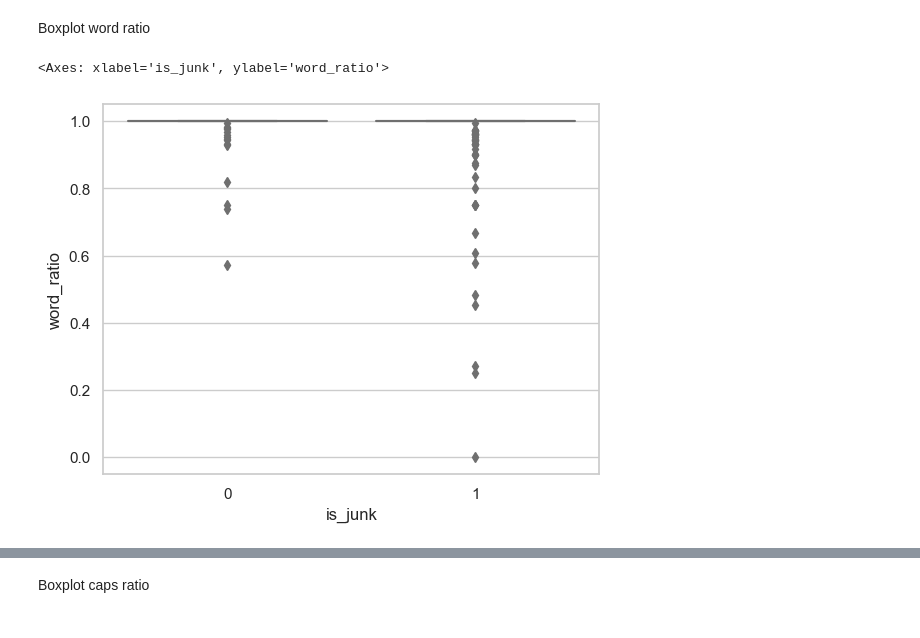
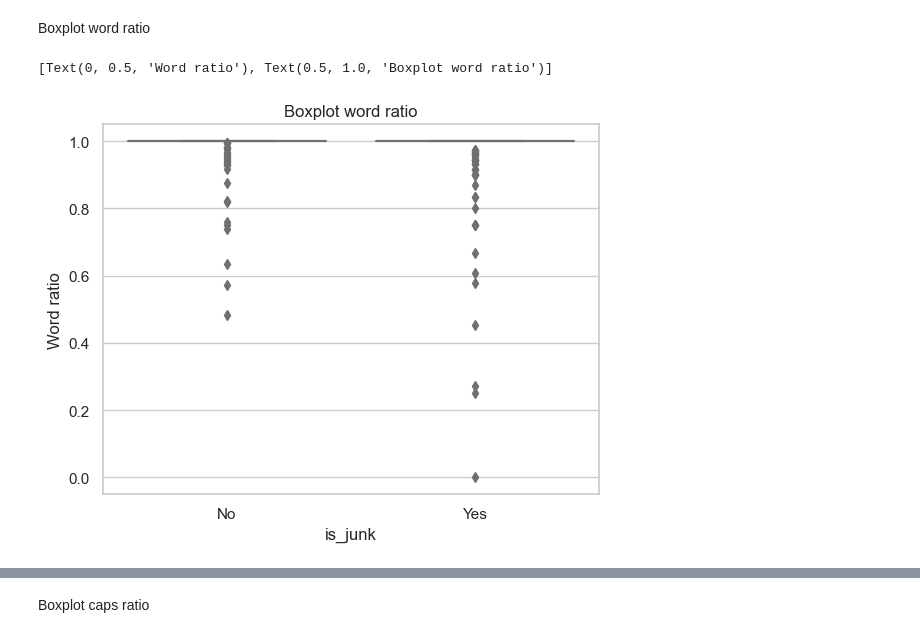
Before and after one commit to atekiouk/Sujet_2, a Jupyter notebook: Notebooks/Junk_post_detection.ipynb, the cells around one changed output, grey strips where cells are left out. Saved outputs shown, nothing was run; the diff lists cells and outputs as text; code cells hidden in the pictures.

```diff
--- a/Notebooks/Junk_post_detection.ipynb
+++ b/Notebooks/Junk_post_detection.ipynb
@@ -229,6 +230,14 @@ chanel_all_features.head()
 # Correlation, boxplot
 # %%
 sns.set_theme(style="whitegrid")
+temp_chanel_all_features = pd.DataFrame(chanel_all_features)
+
+# Remplacement des valeurs binaires par 'Yes' et 'No'
+temp_chanel_all_features['has_currency_symbol'] = chanel_all_features['has_currency_symbol'].map({1: 'Yes', 0: 'No'})
+temp_chanel_all_features['has_phone_number'] = chanel_all_features['has_phone_number'].map({1: 'Yes', 0: 'No'})
+temp_chanel_all_features['has_URL'] = chanel_all_features['has_URL'].map({1: 'Yes', 0: 'No'})
+
+temp_chanel_all_features['is_junk'] = chanel_all_features['is_junk'].map({1: 'Yes', 0: 'No'})
 # %%
 plt.figure(figsize=(12, 10))
 corr = chanel_all_features.corr()
@@ -257,13 +258,13 @@ sns.countplot(x=chanel_all_features["is_junk"]).set(title='Posts count')
 # %% [markdown]
 Boxplot word ratio
 # %%
-sns.boxplot(data  = chanel_all_features,
+sns.boxplot(data  = temp_chanel_all_features,
             x     = "is_junk",
             y     = "word_ratio",
-            color = "skyblue")
+            color = "skyblue").set(ylabel='Word ratio', title = "Boxplot word ratio")
 # %% [output]
-<Axes: xlabel='is_junk', ylabel='word_ratio'>
+[Text(0, 0.5, 'Word ratio'), Text(0.5, 1.0, 'Boxplot word ratio')]
-[figure, old version]
+[figure, new version]
 # %%
 utilities.t_test(chanel_all_features,'word_ratio','is_junk')
 # %% [output]
```
Also changed, not shown: parts of 16 cells of this notebook, 2 other files.
